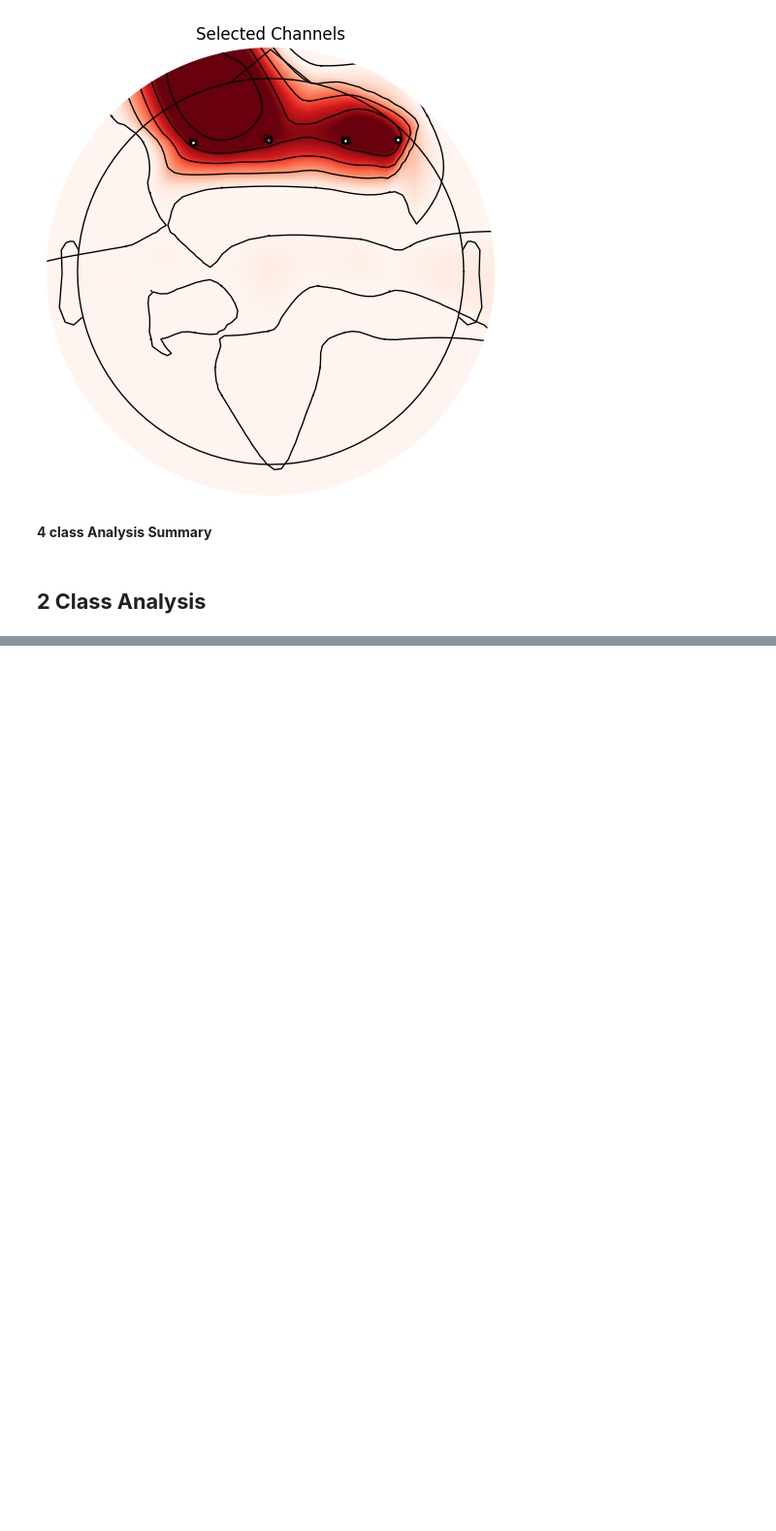
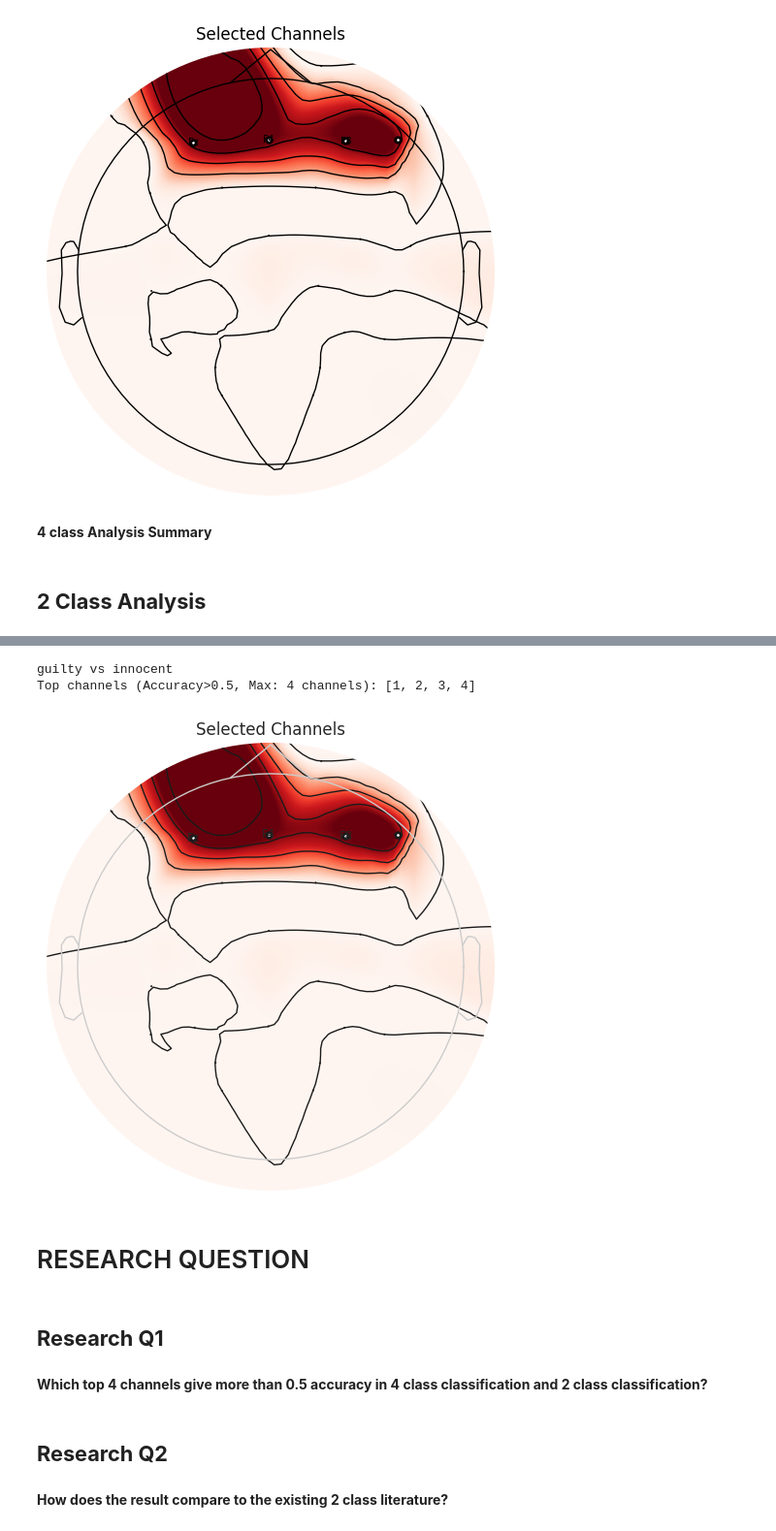
Before and after one commit to eldhosejoseph/thesis, a Jupyter notebook: ce901_thesis.ipynb, the cells around one changed output, grey strips where cells are left out. Shown at 97% size. Cells and saved outputs as stored; diff of their text form; code cells hidden in the pictures; blank space fills up the shorter version.

```diff
--- a/ce901_thesis.ipynb
+++ b/ce901_thesis.ipynb
@@ -1269,0 +1386,21 @@ Top channels (Accuracy>0.5, Max: 4 channels): [1, 2, 3, 4]
+# %%
+c=class_list[-1]
+print(c)
+d=filter_results(results_2class, c, 0.5)
+top_4=d['Channel'].tolist()[:4]
+print(f'Top channels (Accuracy>0.5, Max: 4 channels): {top_4}')
+plot_selected_channels_on_brain(d['Channel'].tolist()[:4], clist )
+# %% [output]
+guilty vs innocent
+Top channels (Accuracy>0.5, Max: 4 channels): [1, 2, 3, 4]
+[figure, added]
+# %% [markdown]
+# RESEARCH QUESTION
+# %% [markdown]
+## **Research Q1**
+# %% [markdown]
+**Which top 4 channels give more than 0.5 accuracy in 4 class classification and 2 class classification?**
+# %% [markdown]
+## **Research Q2**
+# %% [markdown]
+**How does the result compare to the existing 2 class literature?**
```
Also changed, not shown: parts of 12 cells of this notebook.
